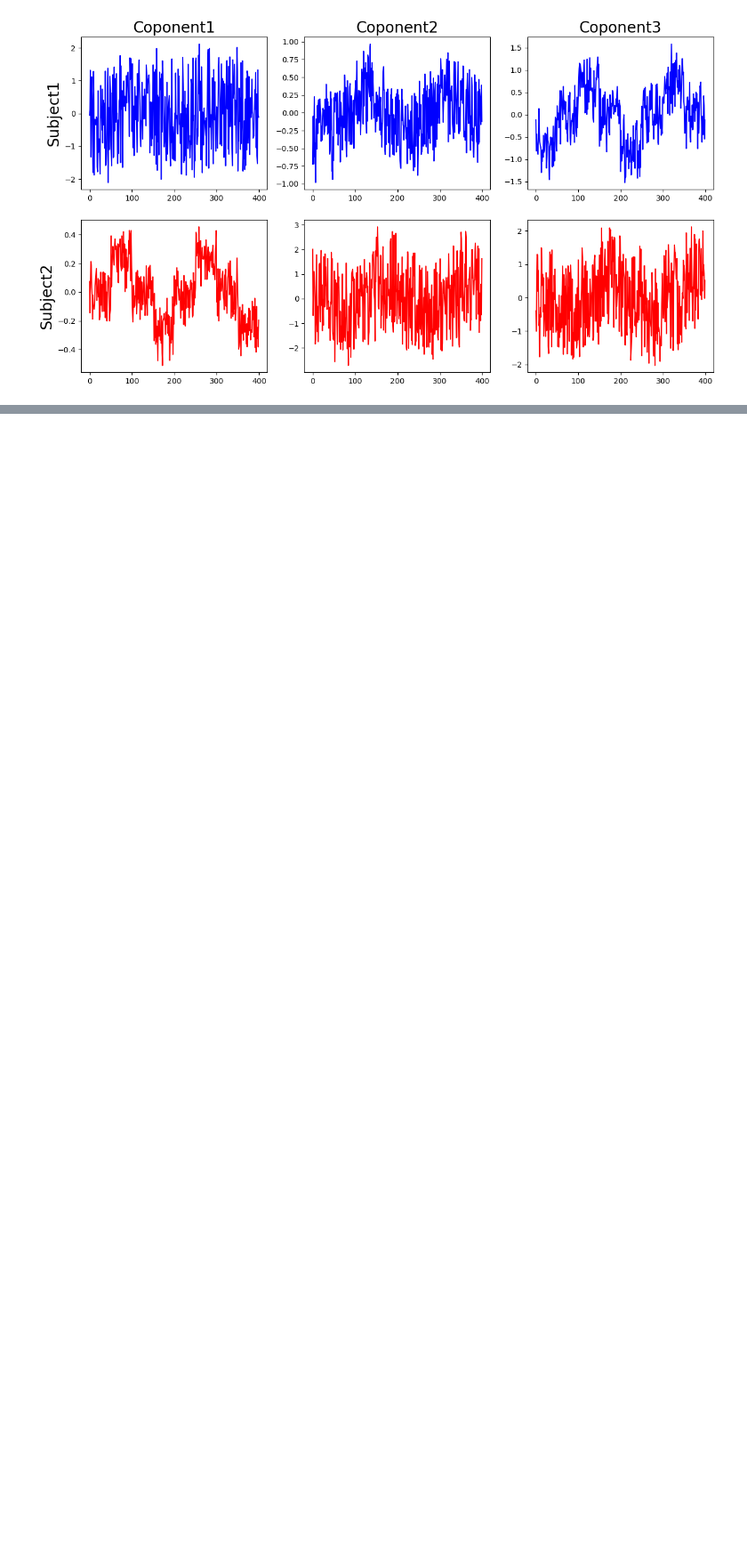
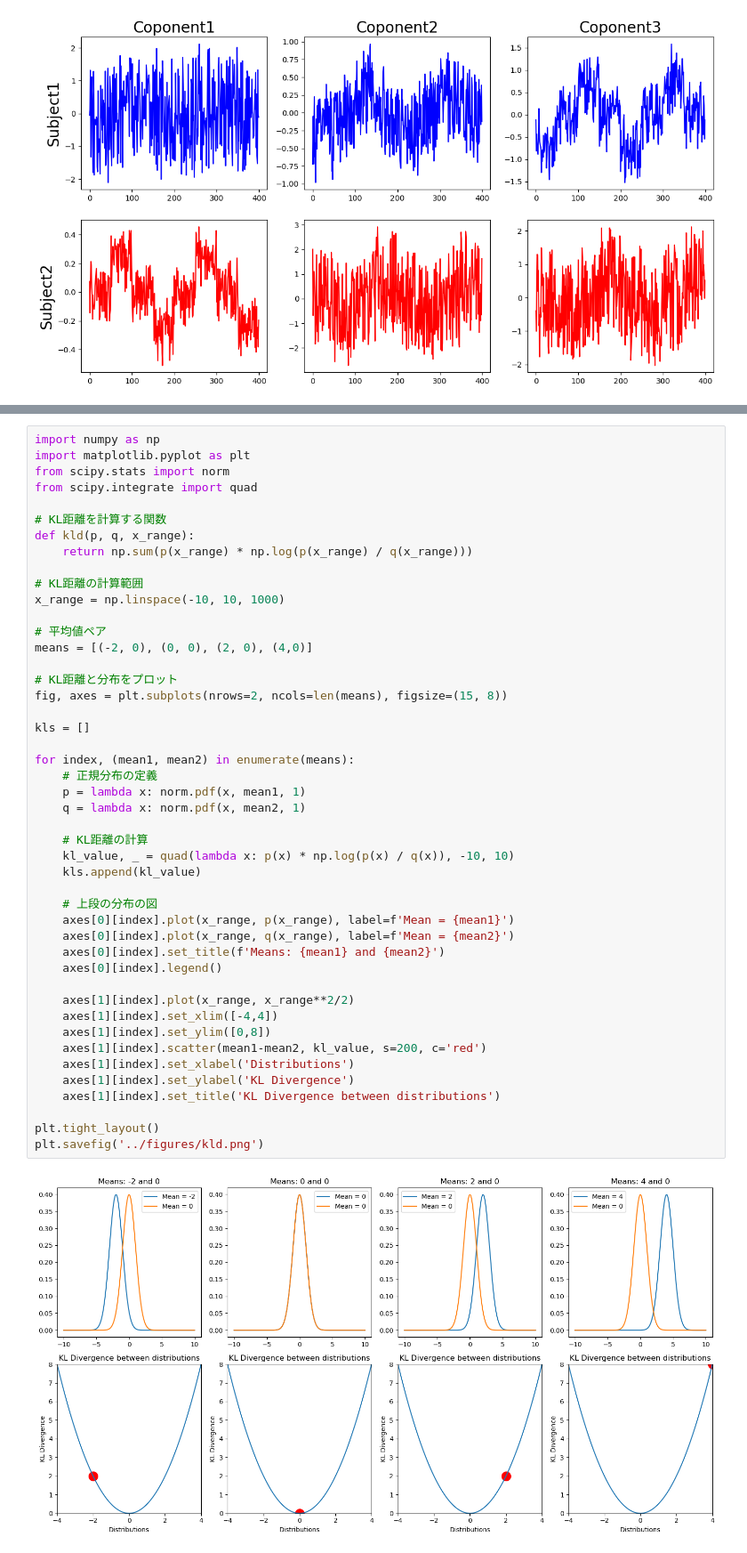
Before and after one commit to Yujingoto/EEG-Analysis, a Jupyter notebook: Math/Others/Codes.ipynb, the cells around one changed output, grey strips where cells are left out. Shown at 89% size. Drawn from its saved outputs; the diff is of its cells as text; blank space fills up the shorter version.

```diff
--- a/Math/Others/Codes.ipynb
+++ b/Math/Others/Codes.ipynb
@@ -156,0 +206,48 @@ plt.savefig('../figures/CCA2_2.png')
+# %%
+import numpy as np
+import matplotlib.pyplot as plt
+from scipy.stats import norm
+from scipy.integrate import quad
+
+# KL距離を計算する関数
+def kld(p, q, x_range):
+    return np.sum(p(x_range) * np.log(p(x_range) / q(x_range)))
+
+# KL距離の計算範囲
+x_range = np.linspace(-10, 10, 1000)
+
+# 平均値ペア
+means = [(-2, 0), (0, 0), (2, 0), (4,0)]
+
+# KL距離と分布をプロット
+fig, axes = plt.subplots(nrows=2, ncols=len(means), figsize=(15, 8))
+
+kls = []
+
+for index, (mean1, mean2) in enumerate(means):
+    # 正規分布の定義
+    p = lambda x: norm.pdf(x, mean1, 1)
+    q = lambda x: norm.pdf(x, mean2, 1)
+
+    # KL距離の計算
+    kl_value, _ = quad(lambda x: p(x) * np.log(p(x) / q(x)), -10, 10)
+    kls.append(kl_value)
+
+    # 上段の分布の図
+    axes[0][index].plot(x_range, p(x_range), label=f'Mean = {mean1}')
+    axes[0][index].plot(x_range, q(x_range), label=f'Mean = {mean2}')
+    axes[0][index].set_title(f'Means: {mean1} and {mean2}')
+    axes[0][index].legend()
+
+    axes[1][index].plot(x_range, x_range**2/2)
+    axes[1][index].set_xlim([-4,4])
+    axes[1][index].set_ylim([0,8])
+    axes[1][index].scatter(mean1-mean2, kl_value, s=200, c='red')
+    axes[1][index].set_xlabel('Distributions')
+    axes[1][index].set_ylabel('KL Divergence')
+    axes[1][index].set_title('KL Divergence between distributions')
+
+plt.tight_layout()
+plt.savefig('../figures/kld.png')
+# %% [output]
+[figure, added]
```
Also changed, not shown: parts of 2 cells of this notebook, 10 other files.
